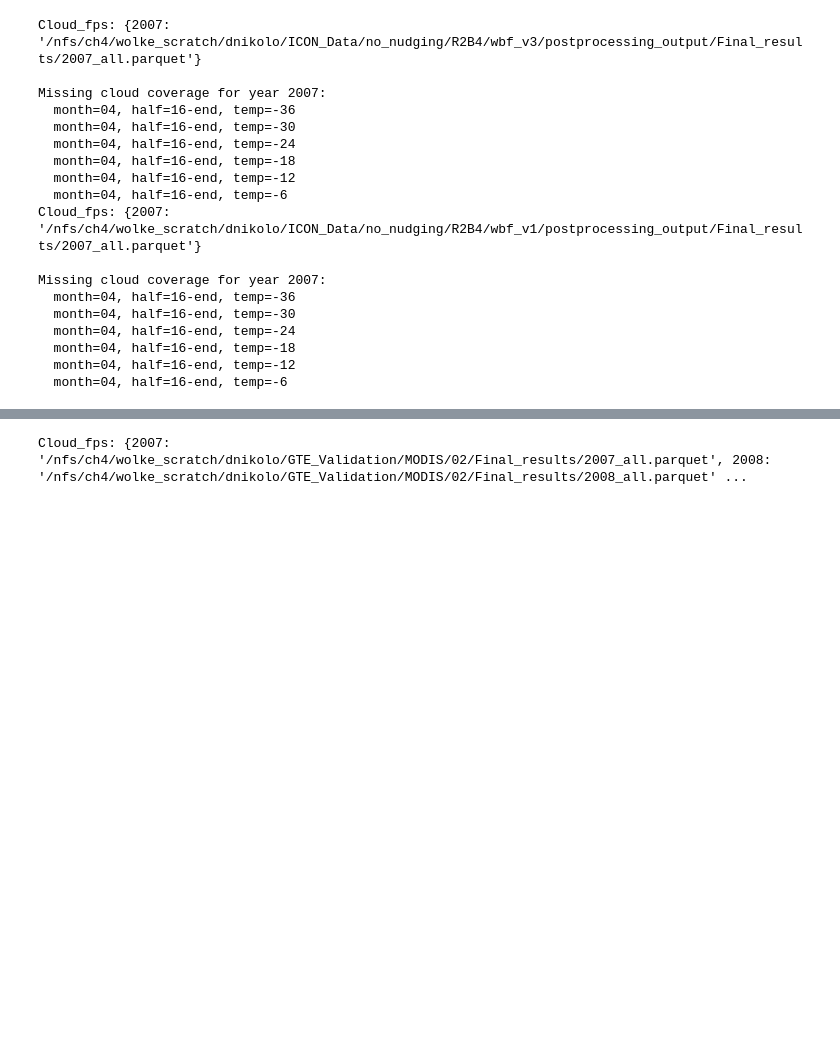
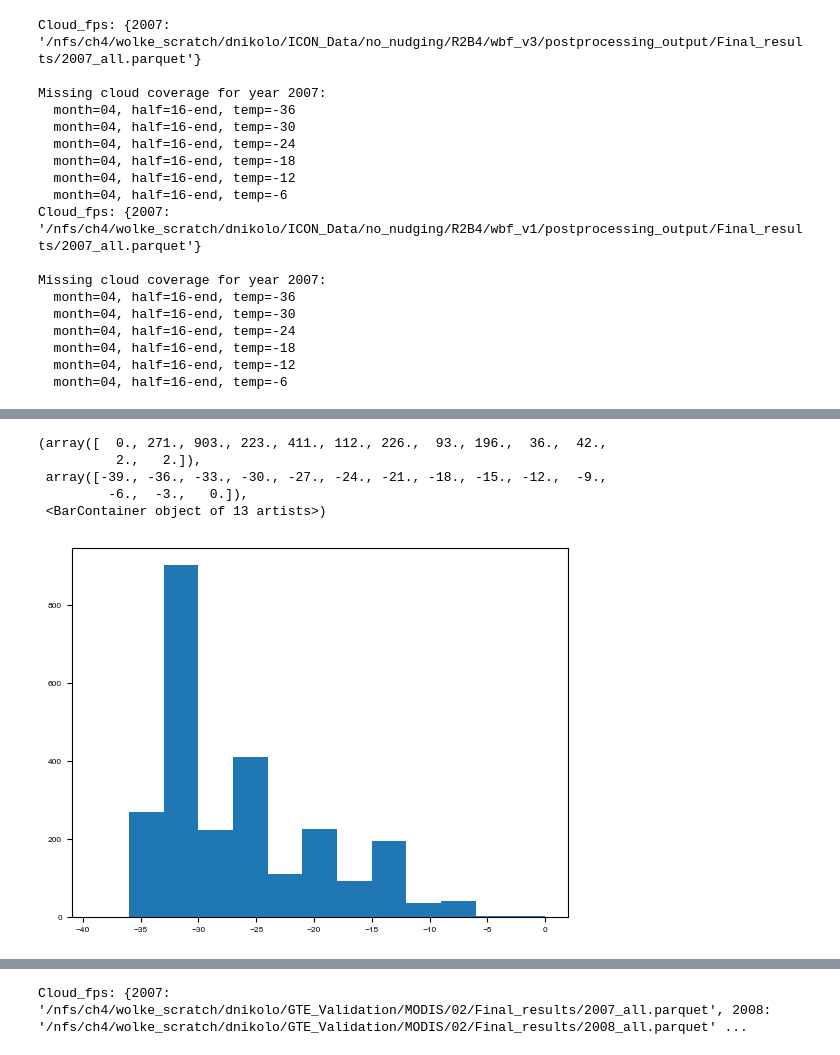
Before and after one commit to DragomirNikolov/MSGI, a Jupyter notebook: plotting/Publication_figures/Multisatellite_IF.ipynb, the cells around one changed output, grey strips where cells are left out. Saved outputs shown, nothing was run; the diff lists cells and outputs as text; code cells hidden in the pictures; blank space fills up the shorter version.

```diff
--- a/plotting/Publication_figures/Multisatellite_IF.ipynb
+++ b/plotting/Publication_figures/Multisatellite_IF.ipynb
@@ -440,0 +238,9 @@ df_glac_dd = bulk_data_df_split[bulk_data_df_split["val_seviri_coincidence"]]
+# %%
+plt.hist(df_glac_dd.avg_ctt-273.15,bins=np.arange(-39,1,3))
+# %% [output]
+(array([  0., 271., 903., 223., 411., 112., 226.,  93., 196.,  36.,  42.,
+          2.,   2.]),
+ array([-39., -36., -33., -30., -27., -24., -21., -18., -15., -12.,  -9.,
+         -6.,  -3.,   0.]),
+ <BarContainer object of 13 artists>)
+[figure, added]
```
Also changed, not shown: parts of 31 cells of this notebook, 10 other files.
